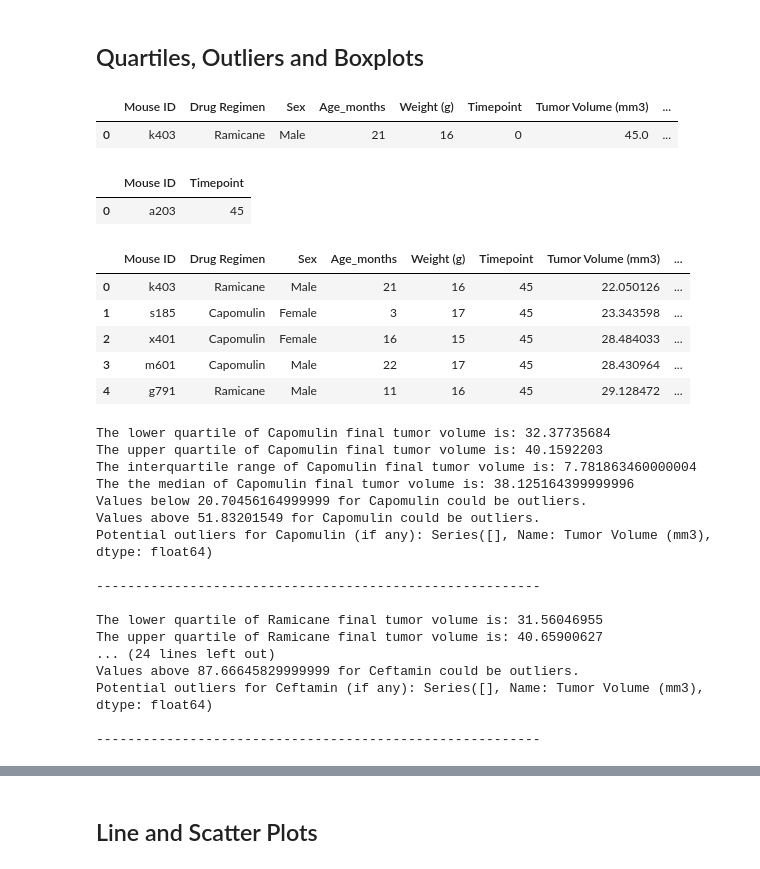
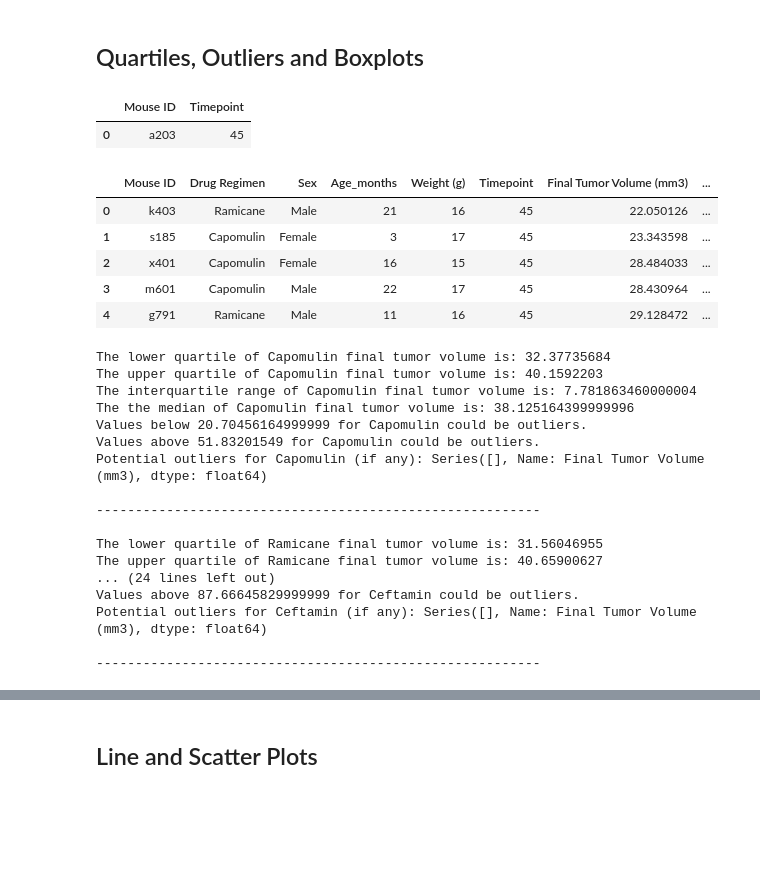
Before and after one commit to cwolf1424/Matplotlib_Challenge, a Jupyter notebook: Starter_Code/Pymaceuticals/pymaceuticals_starter.ipynb, the cells around one changed output, grey strips where cells are left out. Drawn from its saved outputs; the diff is of its cells as text; code cells hidden in the pictures; blank space fills up the shorter version.

Commit message:
"Quartiles, Outliers and Boxplots" complete

```diff
--- a/Starter_Code/Pymaceuticals/pymaceuticals_starter.ipynb
+++ b/Starter_Code/Pymaceuticals/pymaceuticals_starter.ipynb
@@ -253,11 +253,6 @@ plt.show
 [figure]
 # %% [markdown]
 ## Quartiles, Outliers and Boxplots
-# %%
-cln_merged_results_df.head(1)
-# %% [output]
-|  | Mouse ID | Drug Regimen | Sex | Age_months | Weight (g) | Timepoint | Tumor Volume (mm3) | ... |
-| 0 | k403 | Ramicane | Male | 21 | 16 | 0 | 45.0 | ... |
 # %%
 # Create a grouped DataFrame that shows the last (greatest) time point for each mouse
 grouped_final_tumor_volume = cln_merged_results_df.groupby(["Mouse ID"])["Timepoint"].max()
@@ -270,10 +265,10 @@ grouped_final_tumor_volume_df.head(1)
 # %%
 # Merge this grouped DataFrame with the original cleaned DataFrame
 new_cln_merged_results_df = pd.merge(cln_merged_results_df,grouped_final_tumor_volume_df, on = ["Mouse ID","Timepoint"], how = "right")
-new_cln_merged_results_df
+new_cln_merged_results_df = new_cln_merged_results_df.rename(columns={"Tumor Volume (mm3)":"Final Tumor Volume (mm3)"})
 new_cln_merged_results_df.head(5)
 # %% [output]
-|  | Mouse ID | Drug Regimen | Sex | Age_months | Weight (g) | Timepoint | Tumor Volume (mm3) | ... |
+|  | Mouse ID | Drug Regimen | Sex | Age_months | Weight (g) | Timepoint | Final Tumor Volume (mm3) | ... |
 | 0 | k403 | Ramicane | Male | 21 | 16 | 45 | 22.050126 | ... |
 | 1 | s185 | Capomulin | Female | 3 | 17 | 45 | 23.343598 | ... |
 | 2 | x401 | Capomulin | Female | 16 | 15 | 45 | 28.484033 | ... |
@@ -288,7 +283,7 @@ tumor_vol_data= []
 # %%
 # Loop through each drug in the treatment list, locating the rows in the merged DataFrame that correspond to each treatment.
 for treatment in promising_treatments:
-    treatment_vol_data = new_cln_merged_results_df.loc[(new_cln_merged_results_df["Drug Regimen"] == treatment),"Tumor Volume (mm3)"]
+    treatment_vol_data = new_cln_merged_results_df.loc[(new_cln_merged_results_df["Drug Regimen"] == treatment),"Final Tumor Volume (mm3)"]
     # Append the resulting final tumor volumes for each drug to the empty list.
     tumor_vol_data.append(treatment_vol_data)
 
@@ -319,7 +314,7 @@ The interquartile range of Capomulin final tumor volume is: 7.781863460000004
 The the median of Capomulin final tumor volume is: 38.125164399999996
 Values below 20.70456164999999 for Capomulin could be outliers.
 Values above 51.83201549 for Capomulin could be outliers.
-Potential outliers for Capomulin (if any): Series([], Name: Tumor Volume (mm3), dtype: float64)
+Potential outliers for Capomulin (if any): Series([], Name: Final Tumor Volume (mm3), dtype: float64)
 
 ---------------------------------------------------------
 
@@ -327,6 +322,6 @@ The lower quartile of Ramicane final tumor volume is: 31.56046955
 The upper quartile of Ramicane final tumor volume is: 40.65900627
 ... (24 lines left out)
 Values above 87.66645829999999 for Ceftamin could be outliers.
-Potential outliers for Ceftamin (if any): Series([], Name: Tumor Volume (mm3), dtype: float64)
+Potential outliers for Ceftamin (if any): Series([], Name: Final Tumor Volume (mm3), dtype: float64)
 
 ---------------------------------------------------------
```
Also changed, not shown: parts of 3 cells of this notebook, 1 other file.
